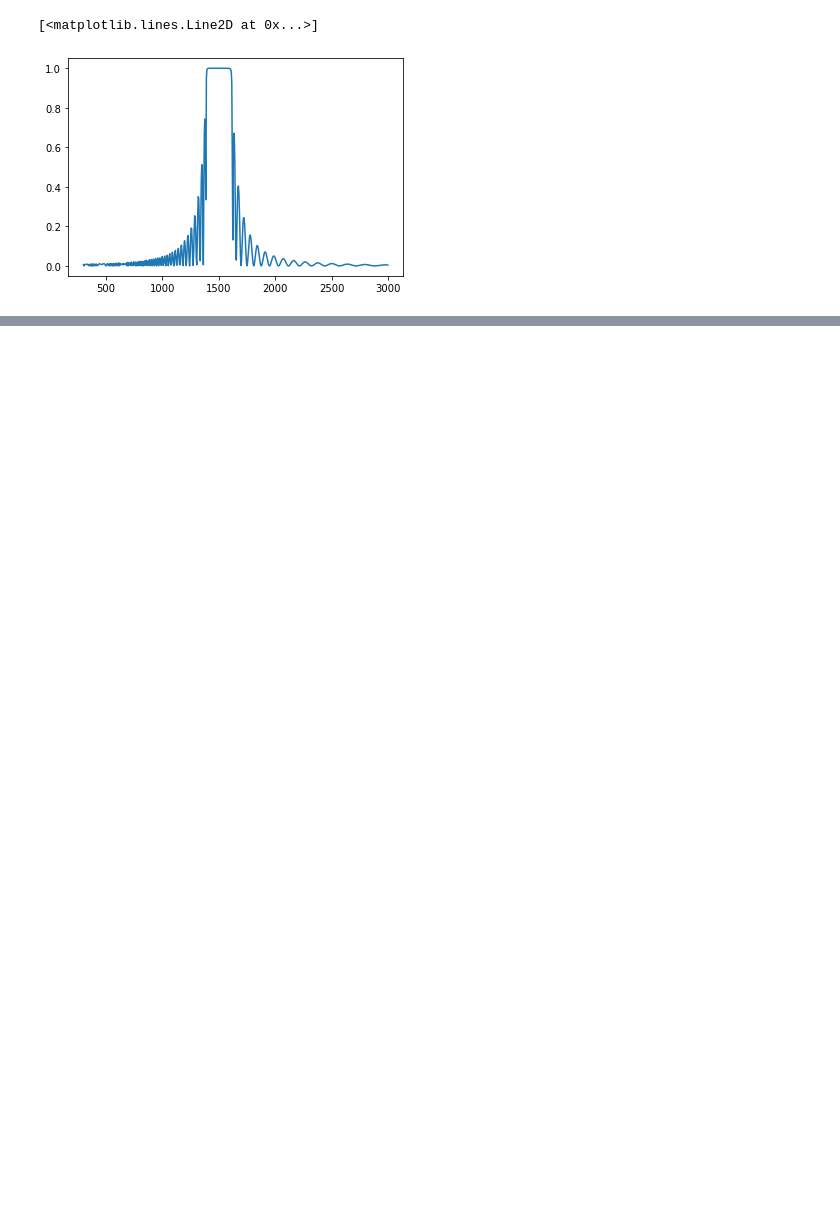
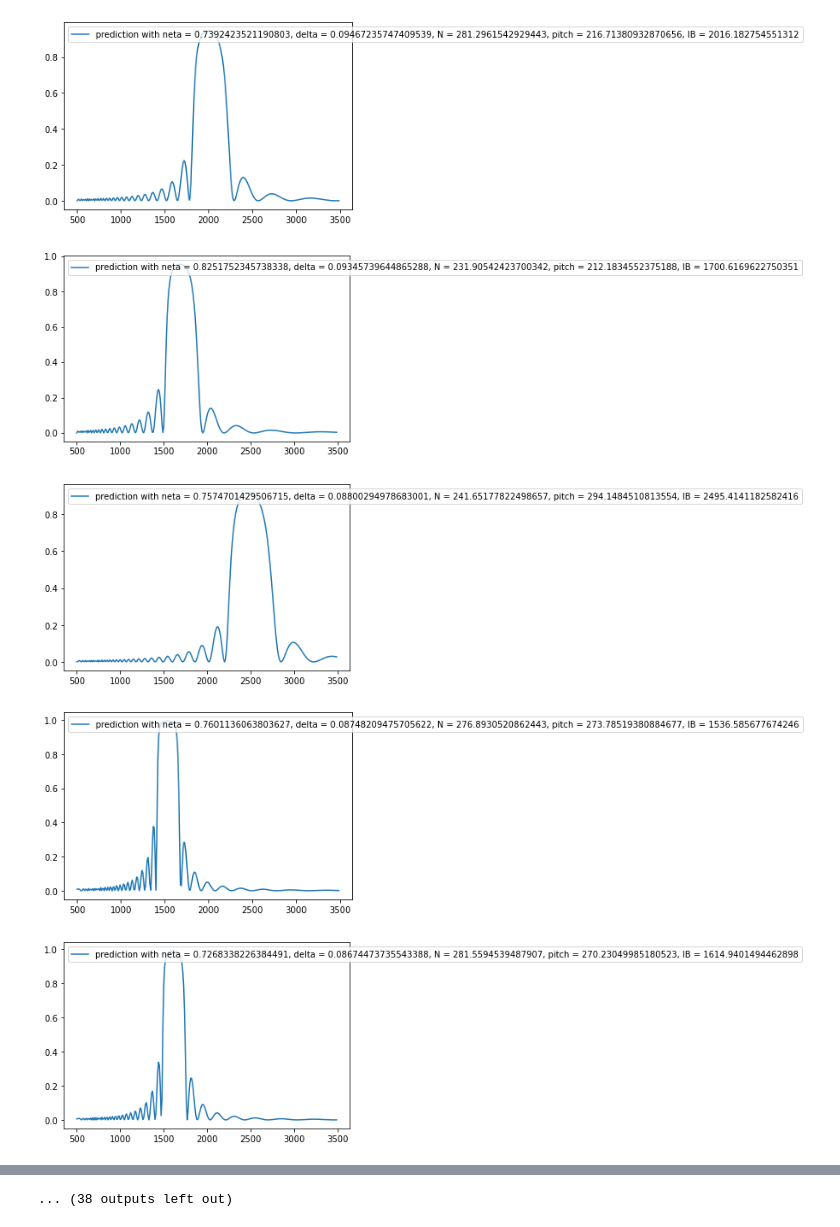
Before and after one commit to vishal-vardhan/DS1, a Jupyter notebook: prepare_data.ipynb, the cells around one changed output, grey strips where cells are left out. Saved outputs shown, nothing was run; the diff lists cells and outputs as text; code cells hidden in the pictures; blank space fills up the shorter version.

```diff
--- a/prepare_data.ipynb
+++ b/prepare_data.ipynb
@@ -62,7 +64,7 @@ def generate_data(m):
         delta = DELTA_RANGE[0]+(DELTA_RANGE[1]-DELTA_RANGE[0])*sample[1]
         N = N_RANGE[0]+(N_RANGE[1]-N_RANGE[0])*sample[2]
         pitch = PITCH_RANGE[0]+(PITCH_RANGE[1]-PITCH_RANGE[0])*sample[3]
-        x0 = LAMBDA_RANGE[0]+(LAMBDA_RANGE[1]-LAMBDA_RANGE[0])*sample[4]
+        x0 = LAMBDA_MAX_RANGE[0]+(LAMBDA_MAX_RANGE[1]-LAMBDA_MAX_RANGE[0])*sample[4]
 
         Y.append(reflected_samples(neta, delta, N, pitch, x0))
 
@@ -82,15 +84,45 @@ print(X.shape, Y.shape)
-# %%
-d = (LAMBDA_RANGE[1] - LAMBDA_RANGE[0])/SAMPLE_SIZE
-x = []
-start = LAMBDA_RANGE[0]
-
-for _ in range(SAMPLE_SIZE):
-    x.append(start)
-    start = start + d
-
-x = np.array(x)
-
-plt.plot(x, Y[6317])
-# %% [output]
-[<matplotlib.lines.Line2D at 0x...>]
-[figure, removed]
+# %%
+A = 87.7
+mu = 255
+def non_linear_filter(x, law='A'):
+    if law == 'A':
+        return (1+np.log(A*x))/(1+np.log(self.A))
+    else:
+        return np.log(1+self.mu*x)/np.log(1+self.mu)
+
+def inverse(self, x, law='A'):
+    if law == 'A':
+        return np.exp(x*(1+np.log(self.A))-1)/self.A
+    else:
+        return ((1+self.mu)**x - 1)/self.mu
+# %%
+d = (LAMBDA_RANGE[1] - LAMBDA_RANGE[0])/SAMPLE_SIZE
+x = []
+start = LAMBDA_RANGE[0]
+
+for _ in range(SAMPLE_SIZE):
+    x.append(start)
+    start = start + d
+
+x = np.array(x)
+
+random_samples = [random.randint(0, len(X)) for _ in range(50)]
+for i in random_samples:
+    fig, ax = plt.subplots()
+
+    neta = NETA_RANGE[0]+(NETA_RANGE[1]-NETA_RANGE[0])*X[i][0]
+    delta = DELTA_RANGE[0]+(DELTA_RANGE[1]-DELTA_RANGE[0])*X[i][1]
+    N = N_RANGE[0]+(N_RANGE[1]-N_RANGE[0])*X[i][2]
+    pitch = PITCH_RANGE[0]+(PITCH_RANGE[1]-PITCH_RANGE[0])*X[i][3]
+    x0 = LAMBDA_MAX_RANGE[0]+(LAMBDA_MAX_RANGE[1]-LAMBDA_MAX_RANGE[0])*X[i][4]
+
+    string = 'prediction with neta = {}, delta = {}, N = {}, pitch = {}, lB = {}'.format(neta, delta, N, pitch, x0)
+
+    ax.plot(x, inverse(non_linear_filter(Y[i])))
+    ax.legend([string], loc='upper left')
+# %% [output]
+[figure, added]
+[figure, added]
+[figure, added]
+[figure, added]
+[figure, added]
@@ -97,3 +136,4 @@ plt.plot(x, Y[6317])
+... (38 outputs left out)
 # %%
 Xtrain, Xtest, Ytrain, Ytest = train_test_split(X, Y, test_size=0.2, shuffle=True, random_state=42)
 # %%
```
Also changed, not shown: parts of 8 cells of this notebook, 10 other files.
